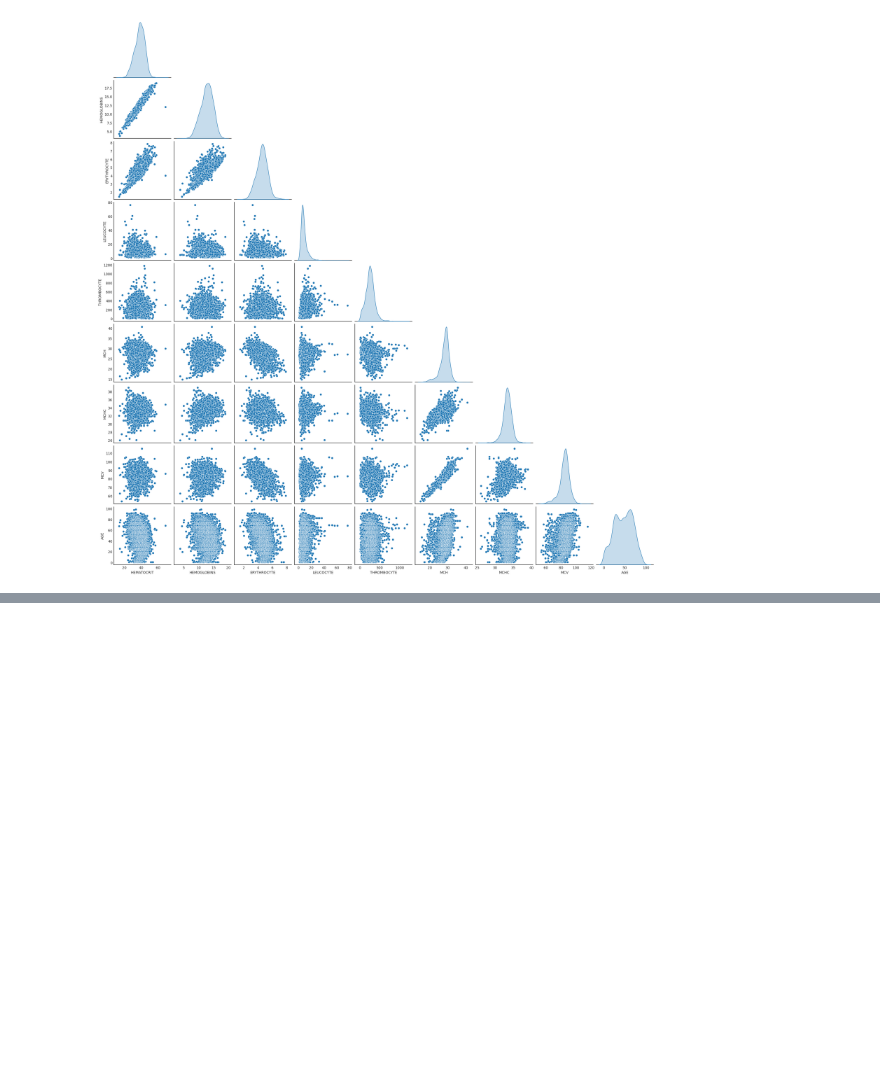
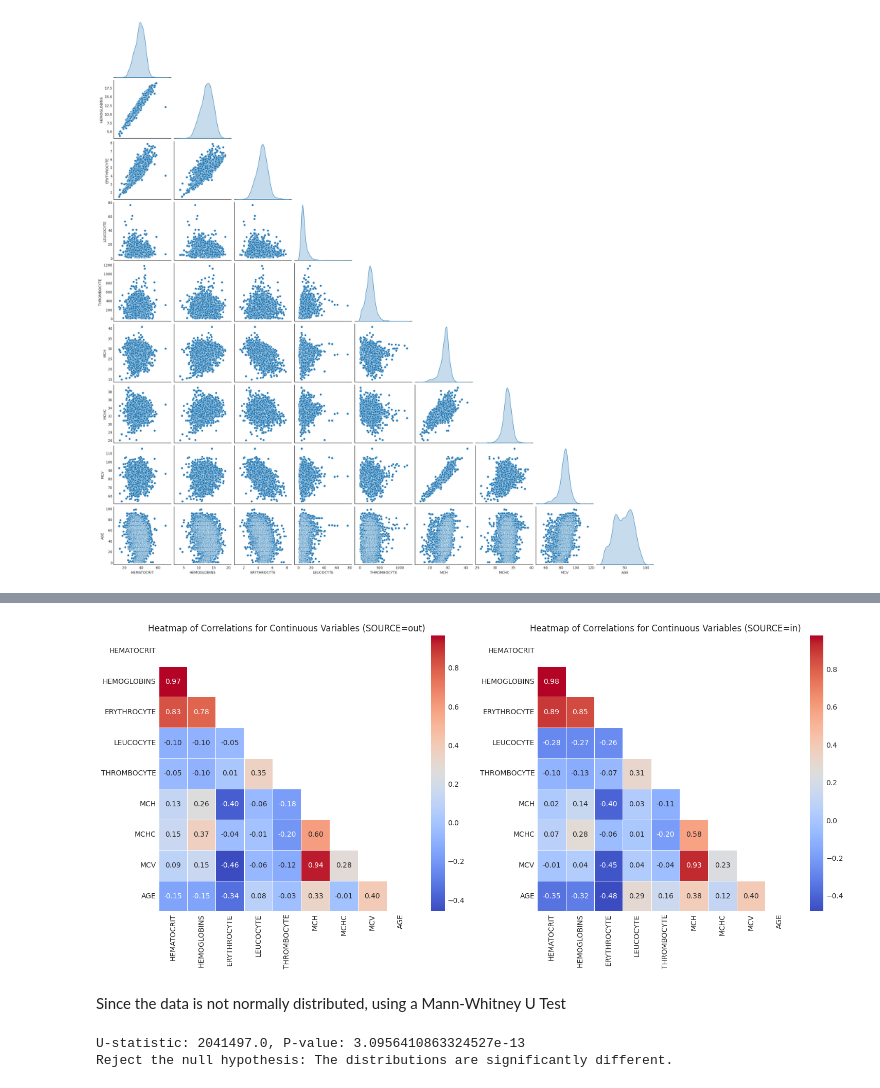
Before and after one commit to leen01/electronic_health_records, a Jupyter notebook: work/patient_treatment/eda.ipynb, the cells around one changed output, grey strips where cells are left out. Cells and saved outputs as stored; diff of their text form; code cells hidden in the pictures; blank space fills up the shorter version.

```diff
--- a/work/patient_treatment/eda.ipynb
+++ b/work/patient_treatment/eda.ipynb
@@ -413,0 +435,52 @@ df["SEX"] = df["SEX"].replace({"F": 0, "M": 1})
+# %%
+fig, axs = plt.subplots(
+    1, 2, figsize=(15, 7)
+)  # Adjusted figsize for better aspect ratio
+axs = axs.flatten()
+
+for i, c in enumerate(data["SOURCE"].unique()):
+    # Calculate the correlation matrix
+    corr_matrix = data.loc[data["SOURCE"] == c, cont_features].corr()
+
+    # Plot the heatmap
+    mask = np.triu(np.ones_like(corr_matrix, dtype=bool))
+    sns.heatmap(
+        corr_matrix,
+        annot=True,
+        cmap="coolwarm",
+        fmt=".2f",
+        linewidths=0.5,
+        mask=mask,
+        ax=axs[i],
+    )
+    axs[i].set_title(f"Heatmap of Correlations for Continuous Variables (SOURCE={c})")
+
+plt.tight_layout()
+plt.show()
+# %% [output]
+[figure, added]
+# %% [markdown]
+Since the data is not normally distributed, using a Mann-Whitney U Test
+# %%
+from scipy.stats import mannwhitneyu
+
+# Interpretation
+alpha = 0.05
+
+u_stat, p_value = mannwhitneyu(
+    data.loc[data["SOURCE"] == "out", "AGE"],
+    data.loc[data["SOURCE"] == "in", "AGE"],
+    alternative="two-sided",
+)
+
+print(f"U-statistic: {u_stat}, P-value: {p_value}")
+
+if p_value < alpha:
+    print("Reject the null hypothesis: The distributions are significantly different.")
+else:
+    print(
+        "Fail to reject the null hypothesis: No significant difference in distributions."
+    )
+# %% [output]
+U-statistic: 2041497.0, P-value: 3.0956410863324527e-13
+Reject the null hypothesis: The distributions are significantly different.
```
Also changed, not shown: parts of 8 cells of this notebook, 20 other files.
